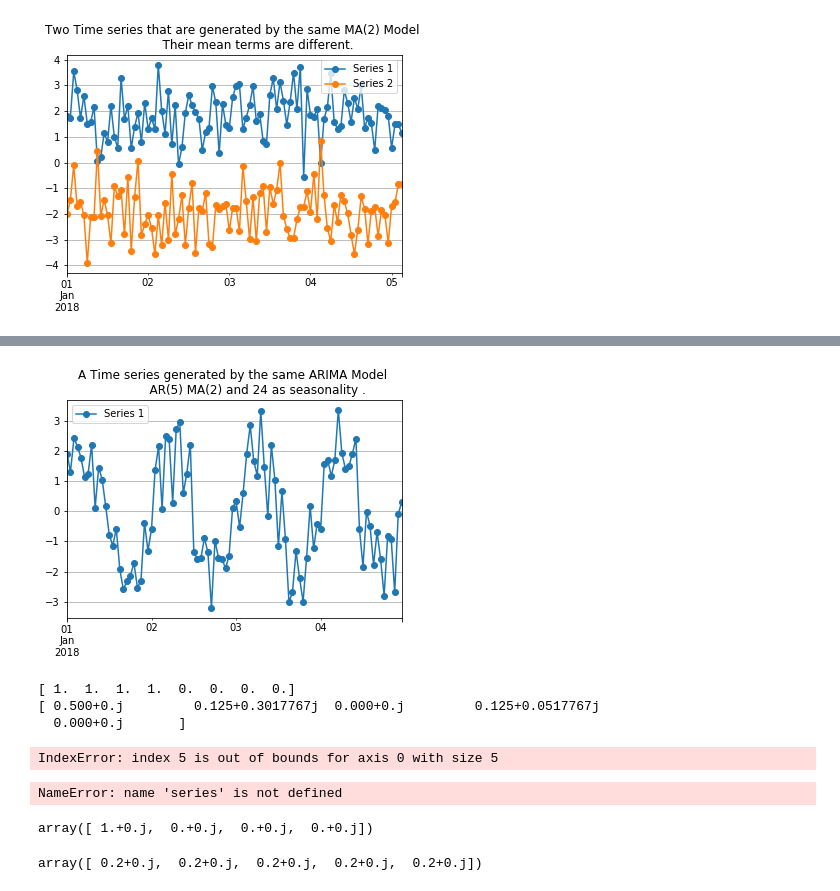
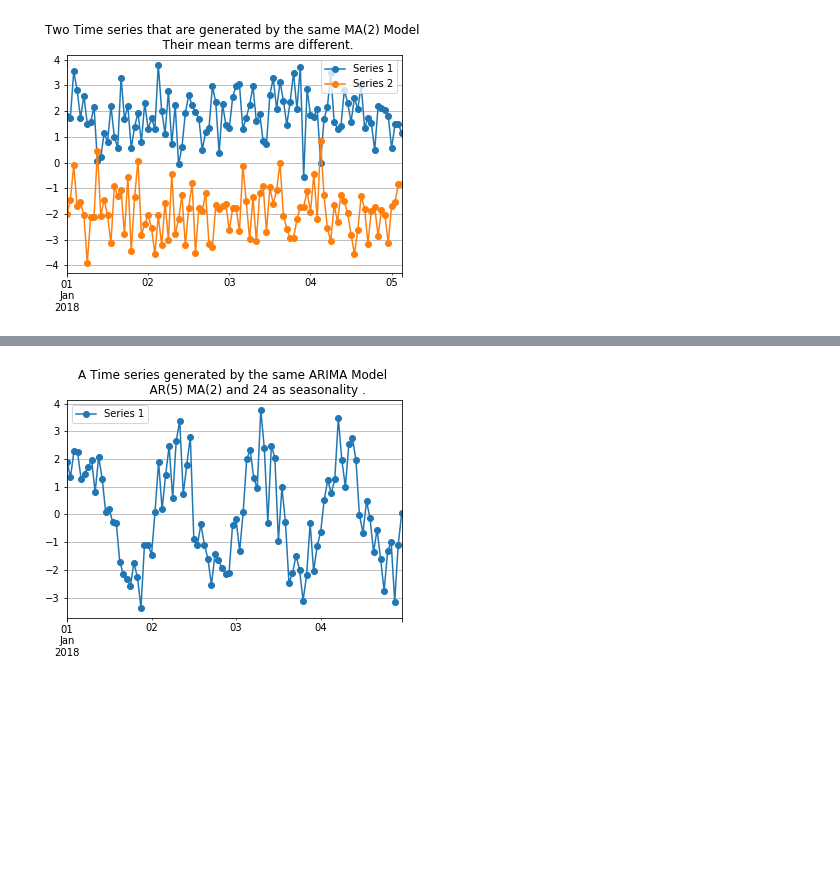
Before and after one commit to rpazuki/pyTsGen, a Jupyter notebook: Notebook.ipynb, the cells around one changed output, grey strips where cells are left out. Saved outputs shown, nothing was run; the diff lists cells and outputs as text; code cells hidden in the pictures; blank space fills up the shorter version.

Commit message:
Corrected the form of params for __call__

```diff
--- a/Notebook.ipynb
+++ b/Notebook.ipynb
@@ -116,44 +116,17 @@ plt.show()
 # %%
 np.random.seed(seed=42)
 MA_2_4 = MovingAvgSampler(coeffs=[0.10,0.05],noise=0.50,mean=0.0)
 AR_5_4 = AutoRegSampler(coeffs=[0.10,0.05,0.5,-0.5,0.1],init=[1,2,3,2,1],noise=0.50,const=0.0)
-sin_sampler = FunctionSampler(func=lambda idx,x,tick: 2*math.sin(4*2*math.pi*x))
+sin_sampler = FunctionSampler(func=lambda params: 2*math.sin(4*2*math.pi*params['x']))
 ts5 = TemporalTemplate(dict(start='2018-01-01',length=24*4,delta='1 h'))
 f8_1 = Factory(ts5,MA_2_4 + AR_5_4 + sin_sampler)
 series = f8_1.create()
 series.plot( style='-o',label='Series 1')
 
 plt.title('A Time series generated by the same ARIMA Model \n \
            AR(5) MA(2) and 24 as seasonality .')
 plt.grid()
 plt.legend()
 plt.show()
 # %% [output]
-[figure, old version]
+[figure, new version]
-# %%
-
-fft1 = InvFFTSampler(spectrum=[1.,1.,1.,1.])
-ts5 = TemporalTemplate(dict(start='2018-01-01',length=8,delta='1 h'))
-f9_1 = Factory(ts5,fft1)
-series = f9_1.create()
-series.plot( style='-o',label='Series 1')
-
-plt.title('FFT.')
-plt.grid()
-plt.legend()
-plt.show()
-# %% [output]
-[ 1.  1.  1.  1.  0.  0.  0.  0.]
-[ 0.500+0.j         0.125+0.3017767j  0.000+0.j         0.125+0.0517767j
-  0.000+0.j       ]
-IndexError: index 5 is out of bounds for axis 0 with size 5
-# %%
-series
-# %% [output]
-NameError: name 'series' is not defined
-# %%
-from numpy.fft import ifft,fft
-s = [1.,1.,1.,1.0]#[1. ,2., 1.,2.0, 1.,2.0, 1.,2.0]#[2. for i in range(64)]
-ifft(s)
-# %% [output]
-array([ 1.+0.j,  0.+0.j,  0.+0.j,  0.+0.j])
@@ -163,4 +132,0 @@ b=ifft(a)
-# %%
-b
-# %% [output]
-array([ 0.2+0.j,  0.2+0.j,  0.2+0.j,  0.2+0.j,  0.2+0.j])
```
Also changed, not shown: parts of 17 cells of this notebook, 2 other files.
